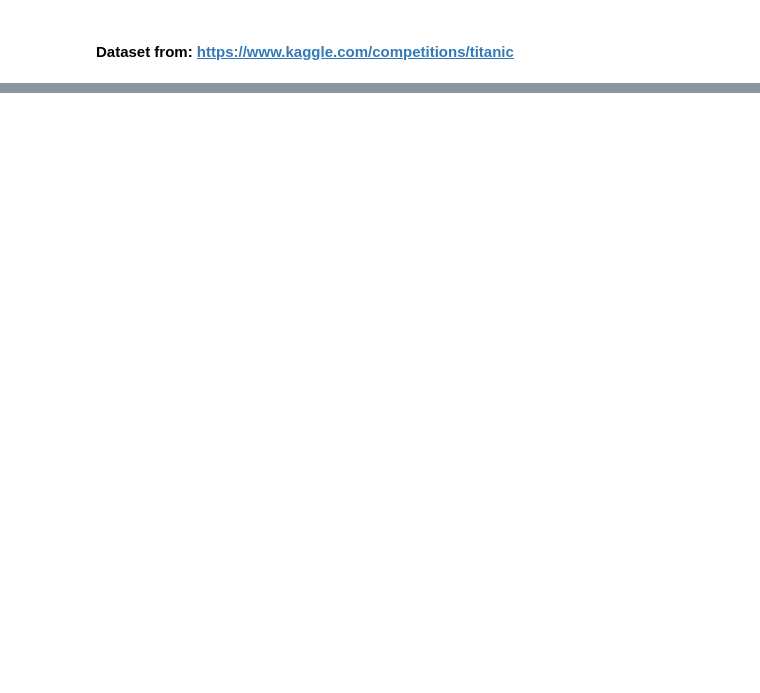
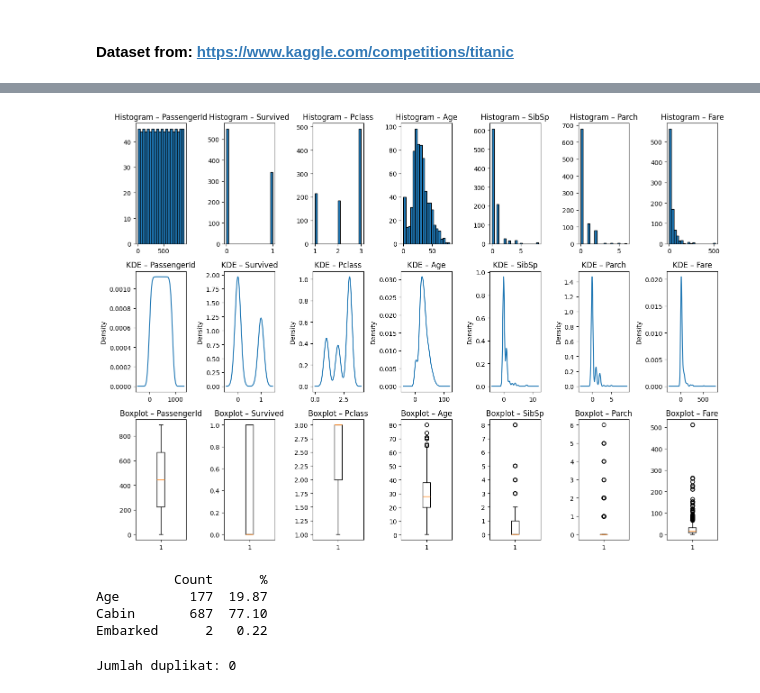
Before and after one commit to tamamfb/how-AI-works, a Jupyter notebook: 1. Machine Learning/1. Data/data.ipynb, the cells around one changed output, grey strips where cells are left out. Saved outputs shown, nothing was run; the diff lists cells and outputs as text; code cells hidden in the pictures; blank space fills up the shorter version.

```diff
--- a/1. Machine Learning/1. Data/data.ipynb
+++ b/1. Machine Learning/1. Data/data.ipynb
@@ -138,9 +17,0 @@ plt.show()
-# %%
-# DENSITY PLOT (KDE)
-fig, axes = plt.subplots(1, len(num_cols), figsize=(14, 4))
-for ax, col in zip(axes, num_cols):
-    df[col].dropna().plot.kde(ax=ax)
-    ax.set_title(col)
-plt.suptitle('Density Plot (KDE)', fontsize=14)
-plt.tight_layout()
-plt.show()
@@ -158,9 +17,0 @@ plt.show()
-# %%
-# VIOLIN PLOT
-fig, axes = plt.subplots(1, len(num_cols), figsize=(14, 5))
-for ax, col in zip(axes, num_cols):
-    sns.violinplot(y=df[col].dropna(), ax=ax)
-    ax.set_title(col)
-plt.suptitle('Violin Plot', fontsize=14)
-plt.tight_layout()
-plt.show()
@@ -169,10 +17,0 @@ plt.show()
-# %%
-# BAR CHART (kategori)
-fig, axes = plt.subplots(1, len(cat_cols), figsize=(14, 5))
-for ax, col in zip(axes, cat_cols):
-    df[col].value_counts().plot.bar(ax=ax, edgecolor='black')
-    ax.set_title(col)
-    ax.tick_params(axis='x', rotation=45)
-plt.suptitle('Bar Chart (Kategori)', fontsize=14)
-plt.tight_layout()
-plt.show()
@@ -180,0 +53,35 @@ plt.show()
+# %%
+# DISTRIBUSI DATA
+fig, axes = plt.subplots(3, len(num_cols), figsize=(14, 10))
+for i, col in enumerate(num_cols):
+    data = df[col].dropna()
+    # Histogram
+    axes[0, i].hist(data, bins=20, edgecolor='black')
+    axes[0, i].set_title(f'Histogram – {col}')
+    # KDE
+    data.plot.kde(ax=axes[1, i])
+    axes[1, i].set_title(f'KDE – {col}')
+    # Boxplot
+    axes[2, i].boxplot(data)
+    axes[2, i].set_title(f'Boxplot – {col}')
+plt.tight_layout()
+plt.show()
+# %% [output]
+[figure, added]
+# %%
+# MISSING VALUES
+missing = pd.DataFrame({
+    'Count': df.isnull().sum(),
+    '%'    : (df.isnull().sum() / len(df) * 100).round(2)
+})
+print(missing[missing['Count'] > 0])
+# %% [output]
+          Count      %
+Age         177  19.87
+Cabin       687  77.10
+Embarked      2   0.22
+# %%
+# DUPLICATE
+print("Jumlah duplikat:", df.duplicated().sum())
+# %% [output]
+Jumlah duplikat: 0
```
Also changed, not shown: parts of 25 cells of this notebook.
